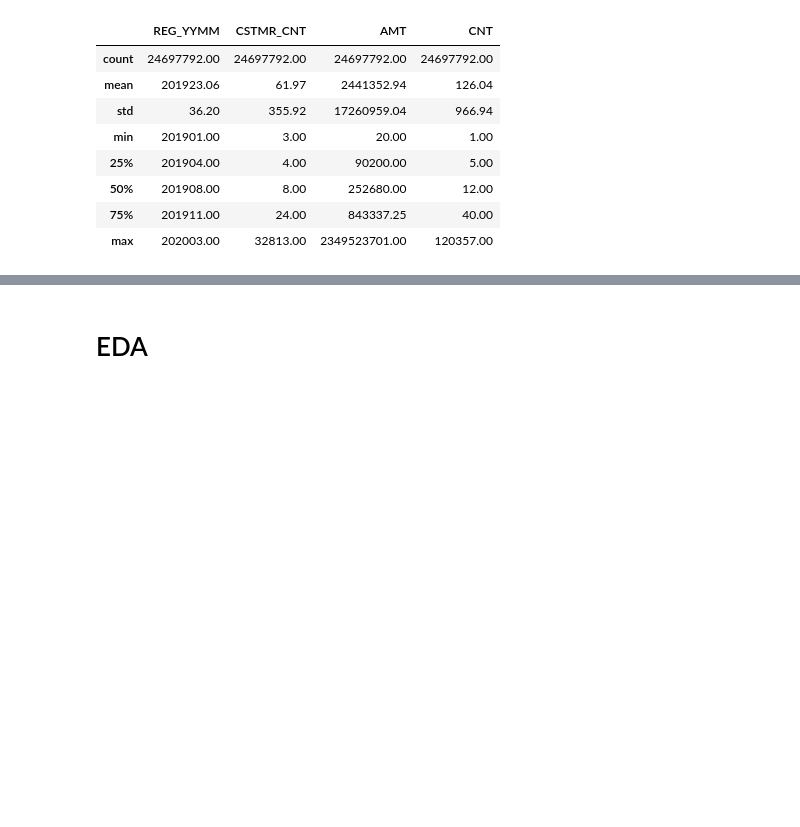
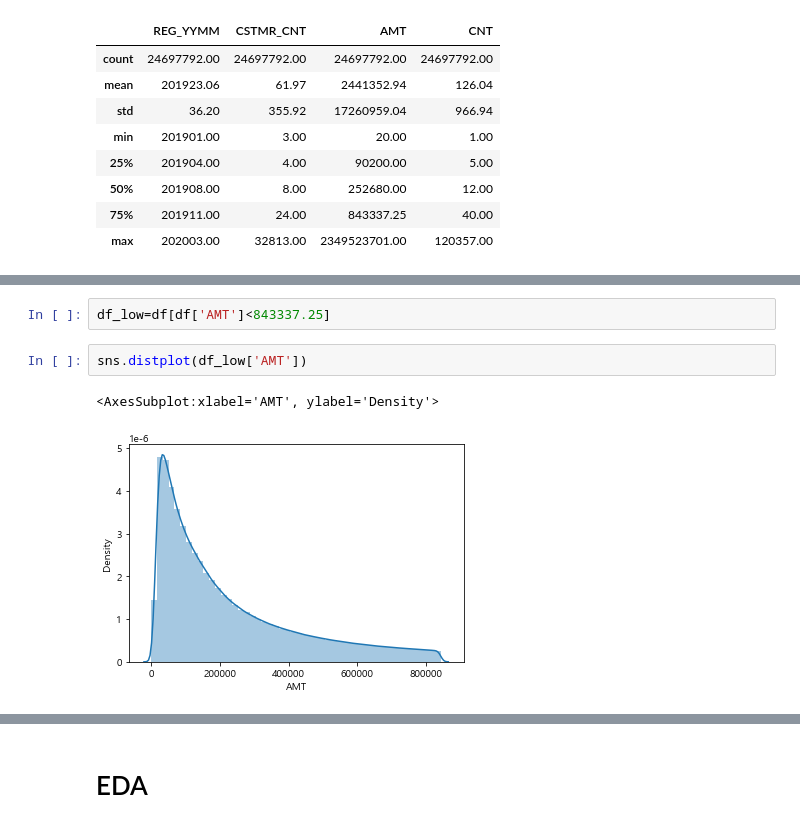
Before and after one commit to kkh9198/PROJECT_2, a Jupyter notebook: PROJECT_2.ipynb, the cells around one changed output, grey strips where cells are left out. Cells and saved outputs as stored; diff of their text form; blank space fills up the shorter version.

```diff
--- a/PROJECT_2.ipynb
+++ b/PROJECT_2.ipynb
@@ -205,0 +249,7 @@ df.head(1)
+# %%
+df_low=df[df['AMT']<843337.25]
+# %%
+sns.distplot(df_low['AMT'])
+# %% [output]
+<AxesSubplot:xlabel='AMT', ylabel='Density'>
+[figure, added]
```
Also changed, not shown: parts of 40 cells of this notebook.
